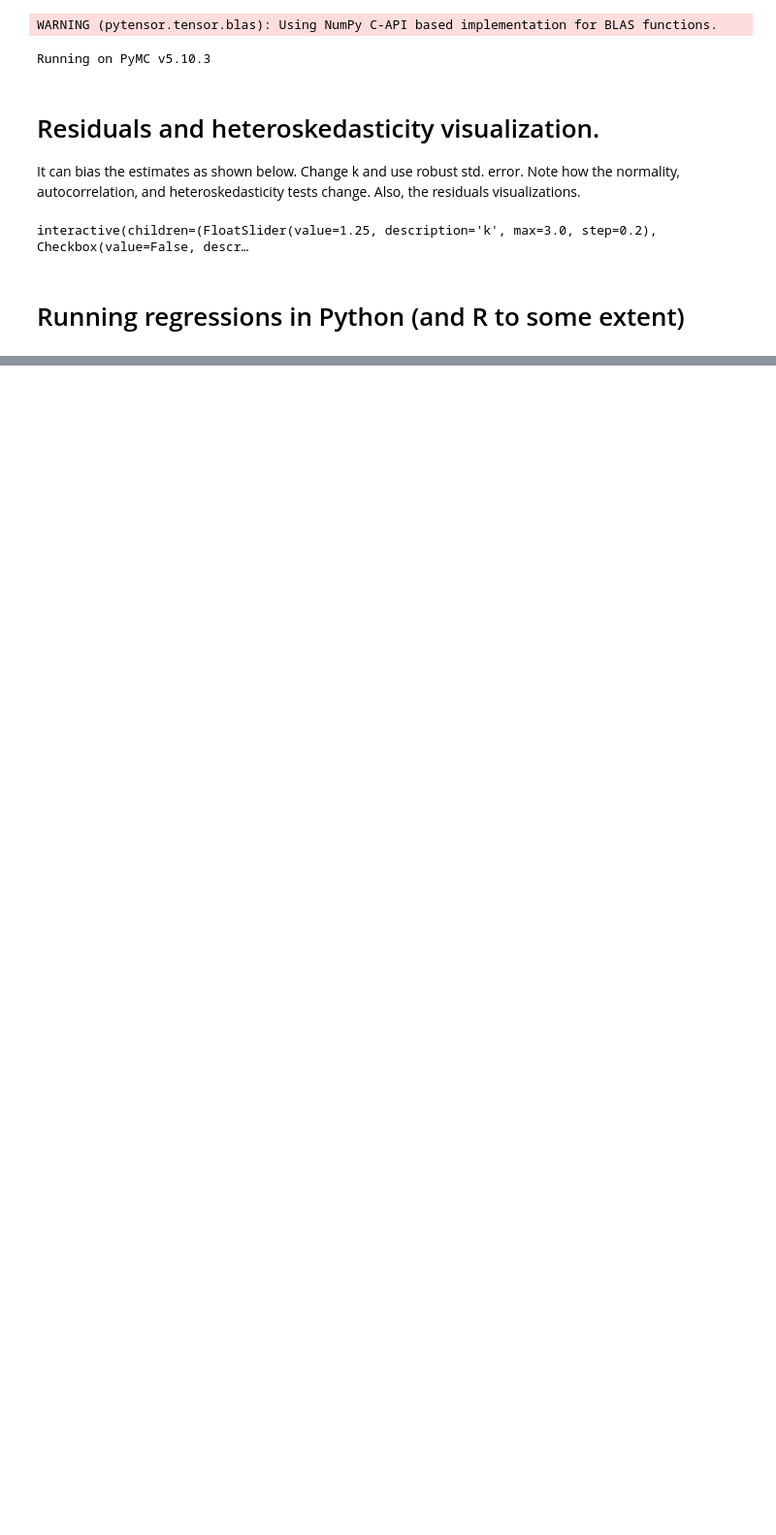
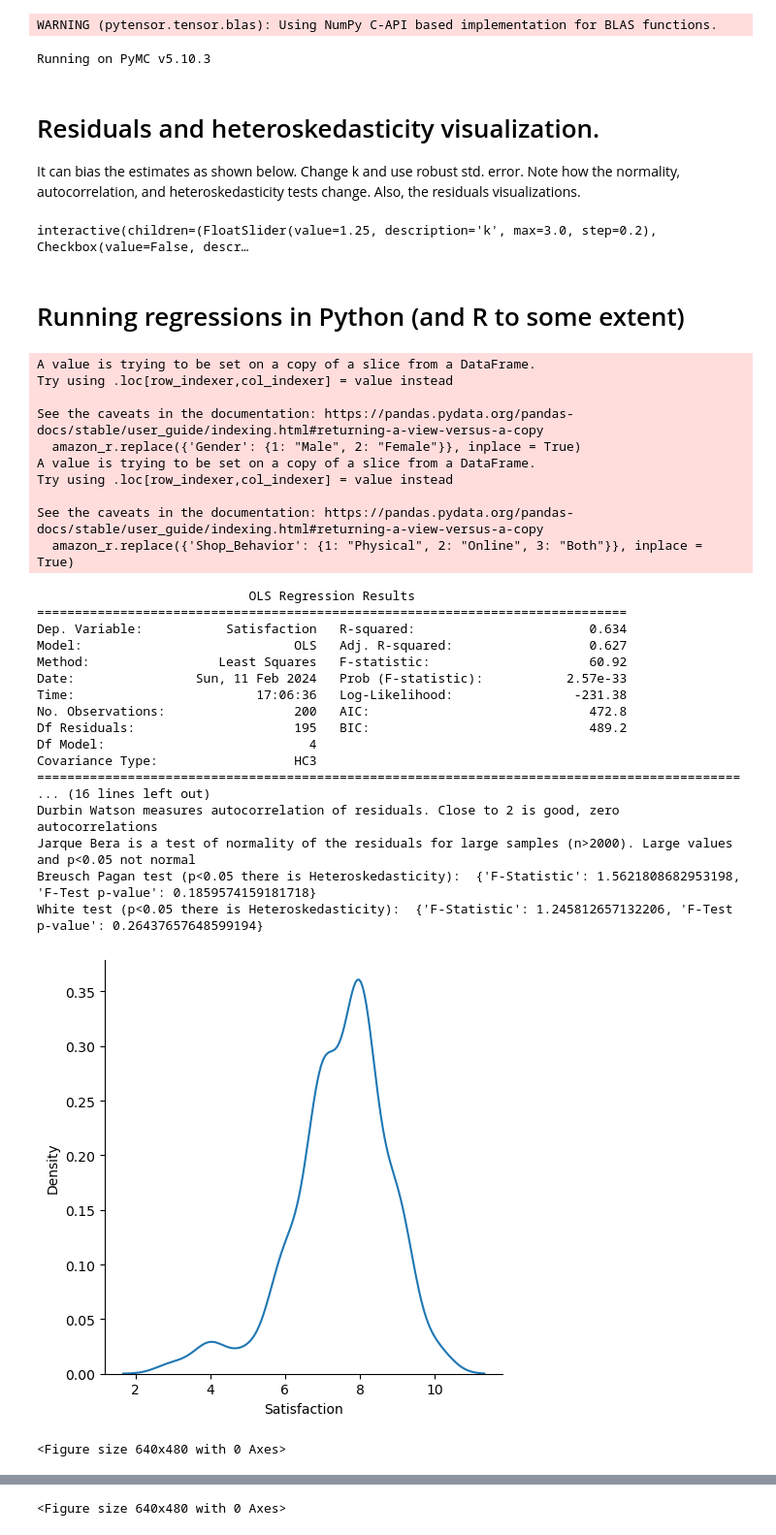
Before and after one commit to santiagoalonso/Data-Mining-TEC, a Jupyter notebook: Python/Python_Regression_1/DM_Regression_1.ipynb, the cells around one changed output, grey strips where cells are left out. Shown: that part at 97% size. Saved outputs shown, nothing was run; the diff lists cells and outputs as text; code cells hidden in the pictures; blank space fills up the shorter version.

```diff
--- a/Python/Python_Regression_1/DM_Regression_1.ipynb
+++ b/Python/Python_Regression_1/DM_Regression_1.ipynb
@@ -107,6 +107,7 @@ amazon_var_dictionary = pd.read_csv("Amazon_Satisfaction_Singapore_Var_Dictionar
 #Filter for only Amazon
 amazon_r = amazon.query("company_v=='AMAZON'")
 
+#Description of variables.
 #Rename columns for something more informative
 cols = ["ID", #Consumer
         "Company", #Seller name
@@ -132,30 +133,95 @@ cols = ["ID", #Consumer
         "Security", #Security of website
         "Delivery", #Clarity and usefulness of information on your delivery methods and fees
         "Delivery_Range", #Range of delivery options
         "Order_Tracking", #Ease of tracking your order
         "Delivery_Time", #Time taken to receive the product
         "Fidelity_Prods", #Products you received were as described on the website
         "Feedback", #Availability of feedback channels
         "Return_Policies", #Return and exchange policies
         "Channel_Pref", #Method Used most frequently to shop at (INSERT NAME) 1 Mobile App, 2 Website (Using PC), 3 Website (Using a mobile device)
         "Pay_Pref", #Method of payment do you prefer most for shopping online at (INSERT NAME) 1 Credit Cards, 2 PayPal, 3 E-nets, 4 AXS machines, 5 Cash upon delivery, 6 Others
         "Pay_Pref_Other", #Method of payment do you prefer most for shopping online at (INSERT NAME) Other specify
         "Read_Reviews", #Read the reviews during shopping experience 1 Yes 2 No
         "Interacted_Seller", #Interacted directly with the seller during shopping experience
         "Satisfaction_Reviews", #Satisfaction with the product reviews 1 Very dissatisfied, 10 Very satisfied
         "Satisfaction_Channels_Seller", #Satisfaction with the channels available to communicate with the seller(s)
         "No_Purchases_6m", #No. of times purchased in the last 6 months
         "Amount_Spent_3m", #Average amount spent per visit last 3 months
         "Shop_Behavior", #General Shopping Behavior: Usually make most purchases on physical store or an online store 1 Physical store, 2 Online store 3 Equal for both physical store &  online store
         "Age", #Age
         "Race", #Race of the respondent 1 Chinese, 2 Malay, 3 Indian, 4 Eurasian, 5 Others
         "Employment", #Employment status of the respondent 1 Working full-time, 2 Working part-time, 3 Homemaker, 4 Retired, 5 Student, 6 Unemployed
         "Income_Personal", #Monthly Personal Income "1	Under SGD 2K; 2 SGD 2K - Under SGD 3K; 3 SGD 3K - Under SGD 4K; 4	SGD 4K - Under SGD 6K; 5	SGD 6K - Under SGD 8K: 6	SGD 8K - Under SGD 10K; 7	SGD 10K - Under SGD 15K; 8	SGD 15K - Under SGD 20K; 9	SGD 20K or over"
         "Income_House", #Monthly Household Income
         "Ed", #Education Qualification "1	None; 2	PSLE & below; 3	GCE N Level; 4	GCE O Level; 5	GCE A Level / Post-Secondary; 6	ITE / Vocational Institute; 7	Polytechnic Diploma / Professional Cert; 8	University Degree; 9	University Post-Graduate Degree"
         "No_Children", #No. of children dependent for financial support
         "Marital", #Marital Status "1	Single; 2	Married; 3	Divorced; 4	Widowed; 5	Separated;6	Domestic Partnership"
         "Gender", #Gender "1	Male; 2	Female"
         "House_Type", #Housetype according to respondent "1	HDB 1-2 room; 2	HDB 3 room; 3	HDB 4 room; 4	HDB 5 room / Executive Flat; 5	Condo / Ptd Apartment; 6	Landed Property"
         "Date_Interview", #Date of Interview
        ]
+amazon_r.columns = cols
+
+#Some EDA plots
+amazon_r.replace({'Gender': {1: "Male", 2: "Female"}}, inplace = True)
+amazon_r.replace({'Shop_Behavior': {1: "Physical", 2: "Online", 3: "Both"}}, inplace = True)
+#Distribution of the DV: satisfaction
+#sns.catplot(data = amazon_r, y = "Satisfaction" , kind = "box")
+sns.displot(amazon_r, x = "Satisfaction", kind = "kde");
+plt.figure();
+sns.relplot(amazon_r, x = "Repurchase", y = "Satisfaction", hue = "Gender",
+           palette = sns.color_palette("rocket",
+                                        n_colors = amazon_r.Gender.unique().shape[0]),
+           kind = "line")
+
+
+#Now the regression
+model = smf.ols(formula='Satisfaction ~ Repurchase + Shop_Behavior + Gender', data = amazon_r)
+results = model.fit(cov_type='HC3') #robust standard errors (to heteroskedasticity)
+residuals = results.resid
+white_test = het_white(residuals,  model.exog)
+bp_test = het_breuschpagan(residuals, model.exog)
+
+
+#Output
+print(results.summary())
+print("Durbin Watson measures autocorrelation of residuals. Close to 2 is good, zero autocorrelations")
+print("Jarque Bera is a test of normality of the residuals for large samples (n>2000). Large values and p<0.05 not normal")
+labels = ['LM-Statistic','LM-Test p-value', 'F-Statistic', 'F-Test p-value']
+print("Breusch Pagan test (p<0.05 there is Heteroskedasticity): ", dict(zip(labels[2:4], bp_test[2:4]))) # p<0.05 hay heterocedasticidad
+print("White test (p<0.05 there is Heteroskedasticity): ", dict(zip(labels[2:4], white_test[2:4]))) # p<0.05 hay heterocedasticidad
+
+plt.figure()
+#fig =  sm.graphics.plot_regress_exog(results, "Gender[T.Male]")
+fig =  sm.graphics.plot_regress_exog(results, "Repurchase")
+fig.tight_layout(pad=1.0)
+# %% [output]
+A value is trying to be set on a copy of a slice from a DataFrame.
+Try using .loc[row_indexer,col_indexer] = value instead
+
+See the caveats in the documentation: https://pandas.pydata.org/pandas-docs/stable/user_guide/indexing.html#returning-a-view-versus-a-copy
+  amazon_r.replace({'Gender': {1: "Male", 2: "Female"}}, inplace = True)
+A value is trying to be set on a copy of a slice from a DataFrame.
+Try using .loc[row_indexer,col_indexer] = value instead
+
+See the caveats in the documentation: https://pandas.pydata.org/pandas-docs/stable/user_guide/indexing.html#returning-a-view-versus-a-copy
+  amazon_r.replace({'Shop_Behavior': {1: "Physical", 2: "Online", 3: "Both"}}, inplace = True)
+                            OLS Regression Results
+==============================================================================
+Dep. Variable:           Satisfaction   R-squared:                       0.634
+Model:                            OLS   Adj. R-squared:                  0.627
+Method:                 Least Squares   F-statistic:                     60.92
+Date:                Sun, 11 Feb 2024   Prob (F-statistic):           2.57e-33
+Time:                        17:06:36   Log-Likelihood:                -231.38
+No. Observations:                 200   AIC:                             472.8
+Df Residuals:                     195   BIC:                             489.2
+Df Model:                           4
+Covariance Type:                  HC3
+=============================================================================================
+... (16 lines left out)
+Durbin Watson measures autocorrelation of residuals. Close to 2 is good, zero autocorrelations
+Jarque Bera is a test of normality of the residuals for large samples (n>2000). Large values and p<0.05 not normal
+Breusch Pagan test (p<0.05 there is Heteroskedasticity):  {'F-Statistic': 1.5621808682953198, 'F-Test p-value': 0.1859574159181718}
+White test (p<0.05 there is Heteroskedasticity):  {'F-Statistic': 1.245812657132206, 'F-Test p-value': 0.26437657648599194}
+[figure, added]
+<Figure size 640x480 with 0 Axes>
@@ -161,0 +229 @@ cols = ["ID", #Consumer
+<Figure size 640x480 with 0 Axes>
```
Also changed, not shown: parts of 5 cells of this notebook.
